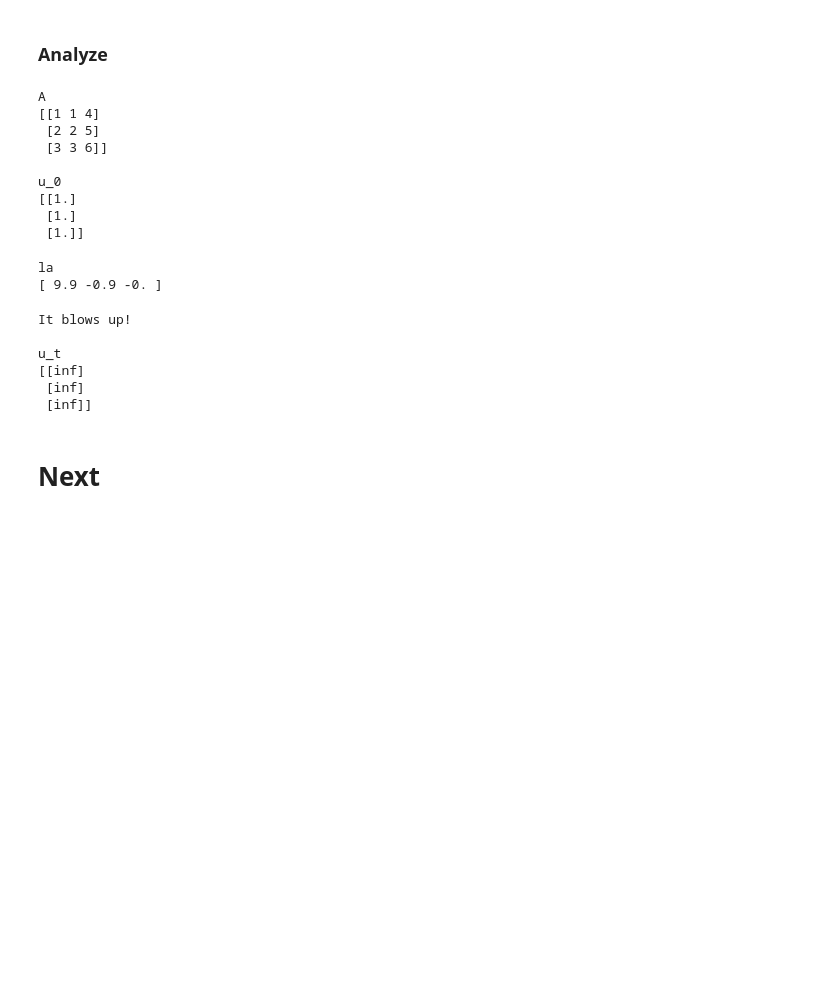
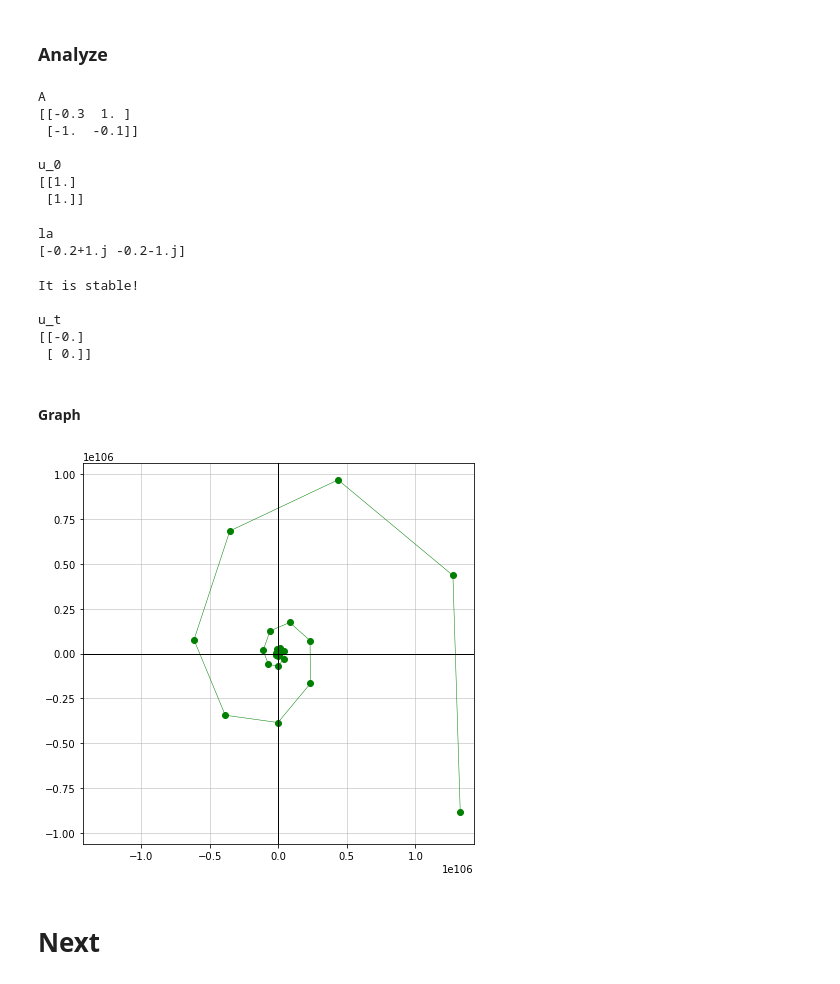
Before and after one commit to shahrokh-bahtooei/Linear-Algebra-Gilbert-Strang, a Jupyter notebook: Linear Algebra_Gilbert Strang.ipynb, the cells around one changed output. Cells and saved outputs as stored; diff of their text form; code cells hidden in the pictures; blank space fills up the shorter version.

```diff
--- a/Linear Algebra_Gilbert Strang.ipynb
+++ b/Linear Algebra_Gilbert Strang.ipynb
@@ -1234,60 +1279,73 @@ def matrix_exponential_blows_up(la_):
 # %% [markdown]
 ### Analyze
 # %%
-A = create_a_square_singular_array()
+A = np.array([[-0.3,  1  ],
+              [-1  , -0.1]])
 
 u_0 = np.ones(A.shape[0])
 
 print('A', A, '', 'u_0', u_0[:, np.newaxis], sep='\n')
 # %% [output]
 A
-[[1 1 4]
- [2 2 5]
- [3 3 6]]
+[[-0.3  1. ]
+ [-1.  -0.1]]
 
 u_0
 [[1.]
- [1.]
  [1.]]
 # %%
 la = npLA.eigvals(A)
 print('la', la, sep='\n')
 # %% [output]
 la
-[ 9.9 -0.9 -0. ]
+[-0.2+1.j -0.2-1.j]
 # %%
 t = 100
 e_to_the_At = expm(A * t)
 u_t = e_to_the_At @ u_0
 
+convergence_result = ''
+
 if matrix_exponential_leads_to_stability(la):
-    assert_vector_is_almost_zero(u_t)
+    assert_norm_of_last_vector_is_by_far_smaller_than_first_one(u_0, u_t)
 
-    with print_style(Styles.GREEN):
-        print('It is stable!')
+    convergence_result = 'stability'
 
 if matrix_exponential_leads_to_steady_state(la):
-    assert_vector_is_not_too_big(u_t)
-    assert_vector_is_not_zero(u_t)
+    assert_norm_of_last_vector_is_not_far_away_than_first_one(u_0, u_t)
 
-    with print_style(Styles.YELLOW):
-            print('It approaches a steady state!')
+    convergence_result = 'steady_state'
 
 if matrix_exponential_blows_up(la):
-    assert_vector_is_very_big(u_t)
+    assert_norm_of_last_vector_is_by_far_bigger_than_first_one(u_0, u_t)
 
-    with print_style(Styles.RED):
-        print('It blows up!')
+    convergence_result = 'blow_up'
+
+print(convergence_message[convergence_result])
 
 # print('', 'e_to_the_At', e_to_the_At, sep='\n')
 
 print('', 'u_t', u_t[:, np.newaxis], sep='\n')
 # %% [output]
-It blows up!
+It is stable!
 
 u_t
-[[inf]
- [inf]
- [inf]]
+[[-0.]
+ [ 0.]]
+# %% [markdown]
+#### Graph
+# %%
+if u_0.shape[0] == 2:
+    u = [u_0]
+
+    dt = .1
+    for i in range(int(t / dt)):
+        u.append(u[-1] + A @ u[-1])
+
+    u = np.array(u).T
+
+    draw_convergence_graph(u[0, :], u[1, :], graph_color[convergence_result])
+# %% [output]
+[figure, added]
 # %% [markdown]
 # Next
```
Also changed, not shown: parts of 9 cells of this notebook.
